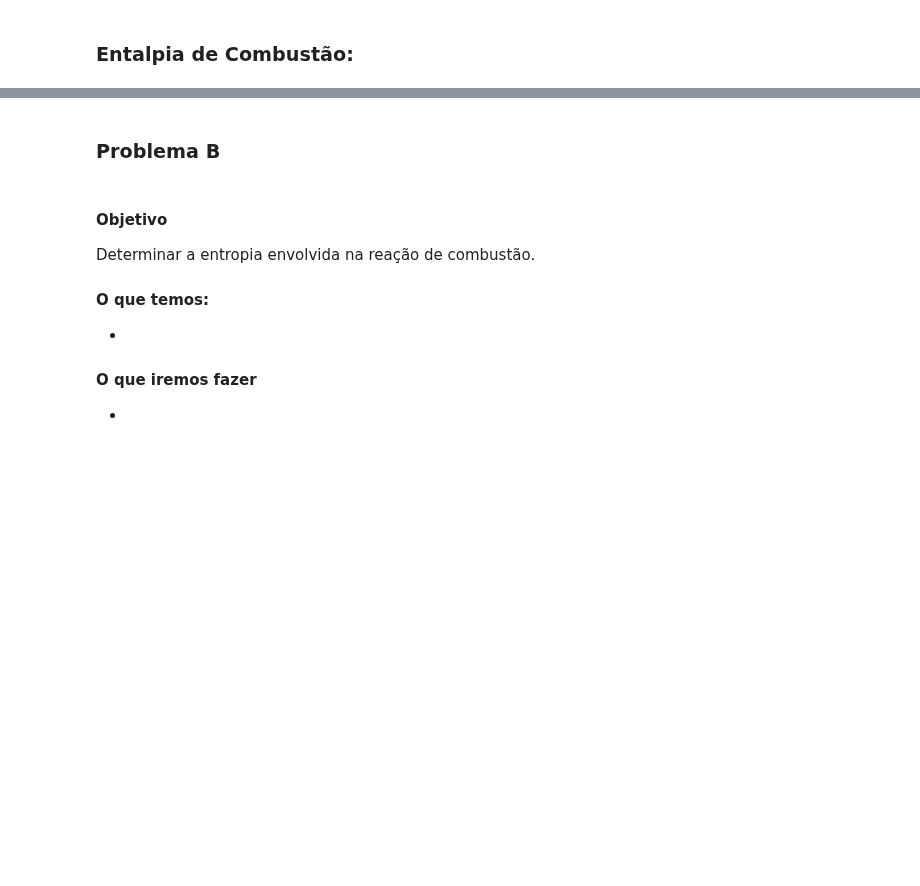
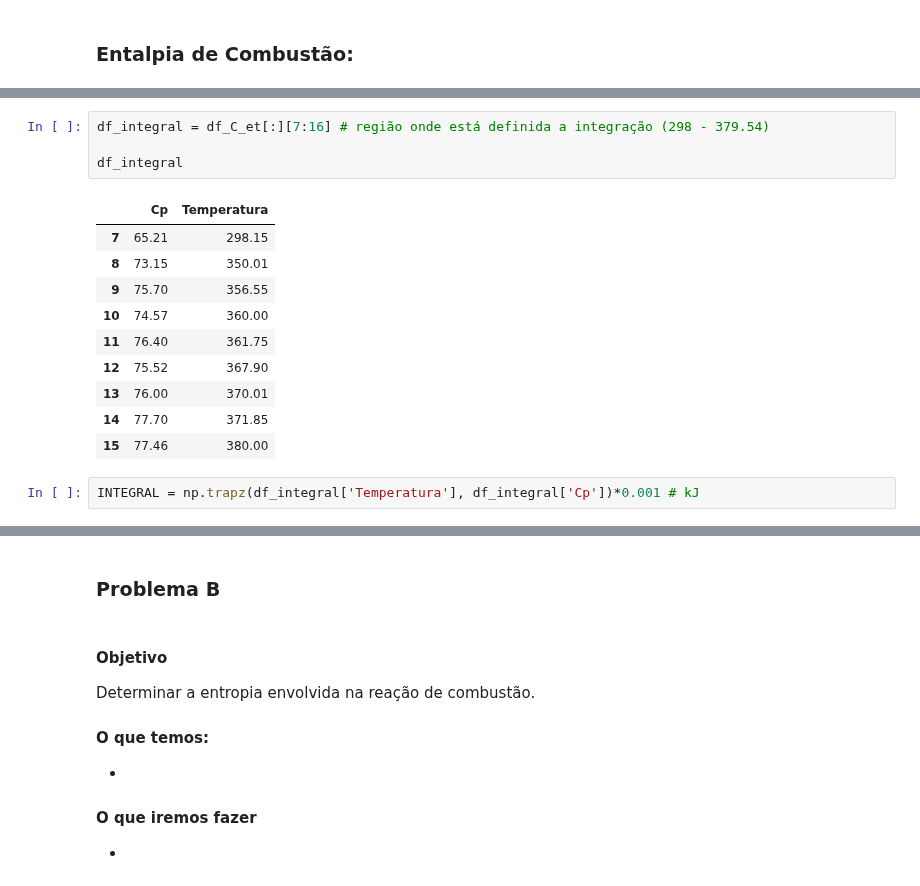
Before and after one commit to benetao/Termodinamica_Avancada, a Jupyter notebook: Desafio 3/Desafio_3_Termodinamica.ipynb, the cells around one changed output, grey strips where cells are left out. Cells and saved outputs as stored; diff of their text form; blank space fills up the shorter version.

```diff
--- a/Desafio 3/Desafio_3_Termodinamica.ipynb
+++ b/Desafio 3/Desafio_3_Termodinamica.ipynb
@@ -107,0 +153,17 @@ $ S(T)= \int_{0}^{T_{fus}}\frac{C^{S}_P(T)}{T}dT + \frac{\Delta_{fus}H}{T_{fus}}
+# %%
+df_integral = df_C_et[:][7:16] # região onde está definida a integração (298 - 379.54)
+
+df_integral
+# %% [output]
+|  | Cp | Temperatura |
+| 7 | 65.21 | 298.15 |
+| 8 | 73.15 | 350.01 |
+| 9 | 75.70 | 356.55 |
+| 10 | 74.57 | 360.00 |
+| 11 | 76.40 | 361.75 |
+| 12 | 75.52 | 367.90 |
+| 13 | 76.00 | 370.01 |
+| 14 | 77.70 | 371.85 |
+| 15 | 77.46 | 380.00 |
+# %%
+INTEGRAL = np.trapz(df_integral['Temperatura'], df_integral['Cp'])*0.001 # kJ
```
Also changed, not shown: parts of 18 cells of this notebook, 2 other files.
